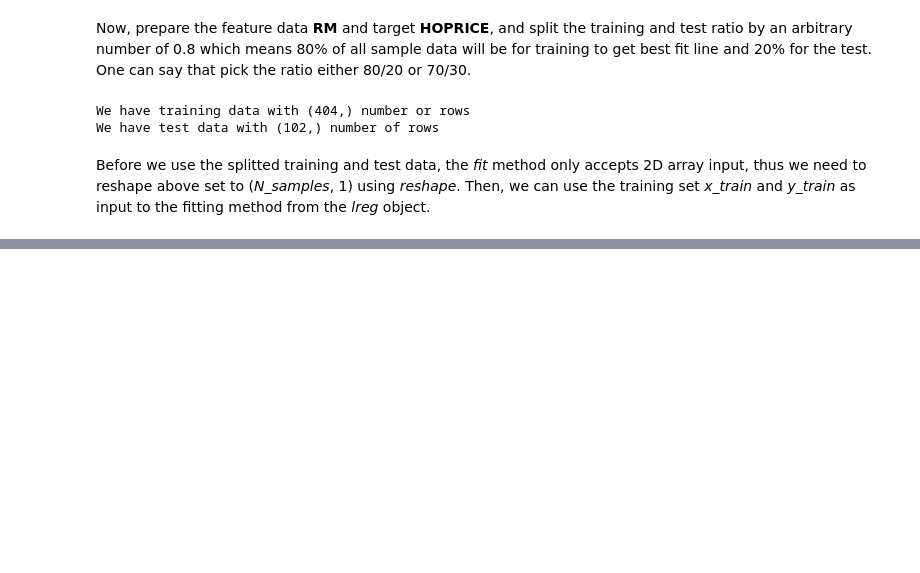
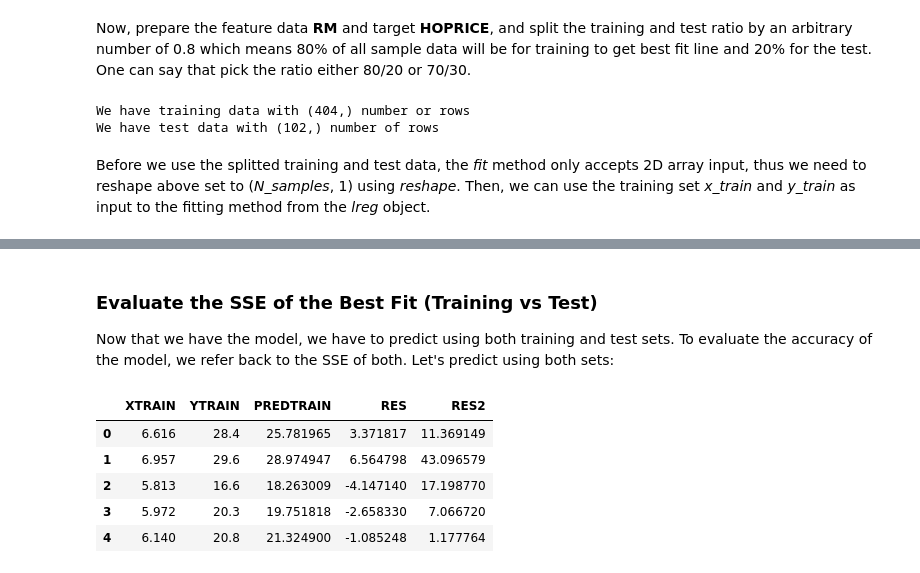
Before and after one commit to yanuartadityan/boston_house, a Jupyter notebook: EDA Boston House.ipynb, the cells around one changed output, grey strips where cells are left out. Cells and saved outputs as stored; diff of their text form; code cells hidden in the pictures; blank space fills up the shorter version.

Commit message:
added, summary of SST vs SSR vs SSE using univariate linreg

```diff
--- a/EDA Boston House.ipynb
+++ b/EDA Boston House.ipynb
@@ -275,0 +277,25 @@ sns.pairplot(df_boston_data[['RM', 'HOPRICE']])
+# %% [markdown]
+### Evaluate the SSE of the Best Fit (Training vs Test)
+
+Now that we have the model, we have to predict using both training and test sets. To evaluate the accuracy of the model, we refer back to the SSE of both. Let's predict using both sets:
+# %%
+# predict train
+pred_train = lreg.predict(x_train)
+
+# create dataframe to show
+df_result = pd.DataFrame(data=np.hstack((x_train, y_train, pred_train)), columns=['XTRAIN', 'YTRAIN', 'PREDTRAIN'])
+
+# find error (RES) and RES**2
+df_result['RES'] = df_result['PREDTRAIN'] - df_result['YTRAIN'].mean()
+
+# add the squared residual -RES2
+df_result['RES2'] = df_result['RES'] ** 2
+
+df_result.head()
+# %% [output]
+|  | XTRAIN | YTRAIN | PREDTRAIN | RES | RES2 |
+| 0 | 6.616 | 28.4 | 25.781965 | 3.371817 | 11.369149 |
+| 1 | 6.957 | 29.6 | 28.974947 | 6.564798 | 43.096579 |
+| 2 | 5.813 | 16.6 | 18.263009 | -4.147140 | 17.198770 |
+| 3 | 5.972 | 20.3 | 19.751818 | -2.658330 | 7.066720 |
+| 4 | 6.140 | 20.8 | 21.324900 | -1.085248 | 1.177764 |
```
Also changed, not shown: parts of 14 cells of this notebook.
